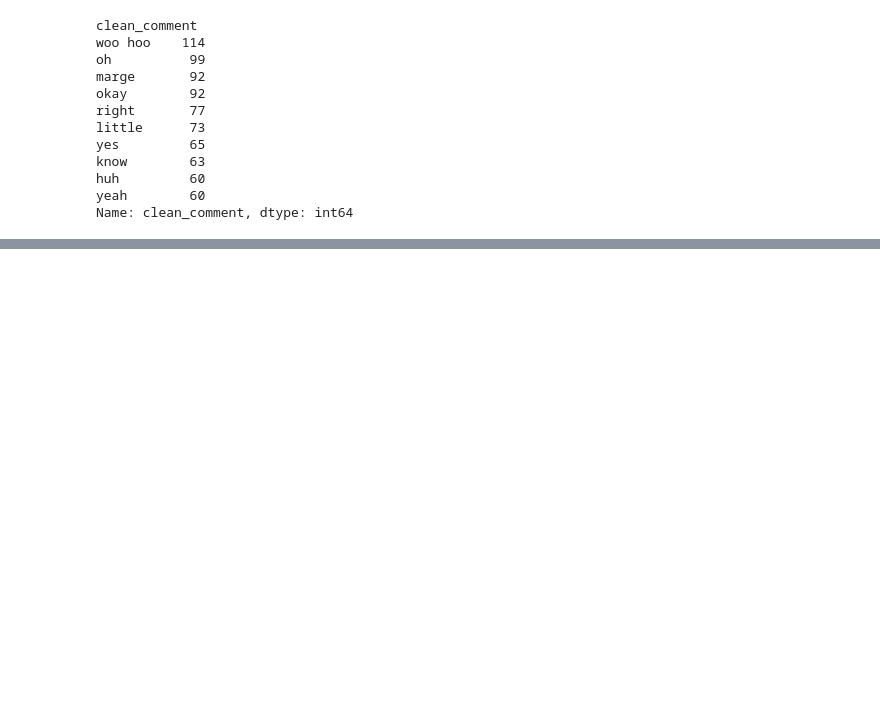
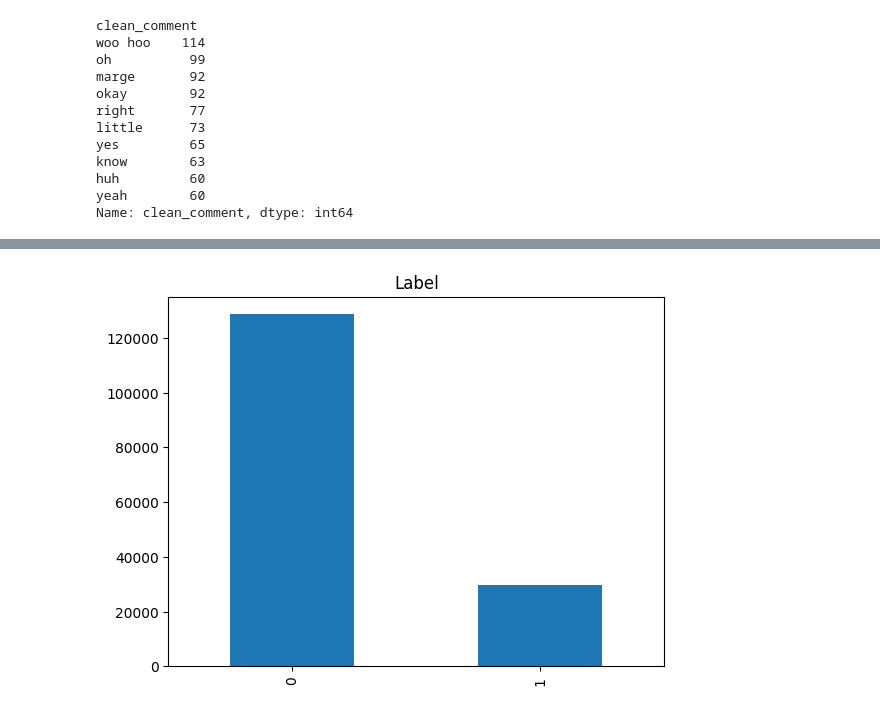
Before and after one commit to AlxdrDns/Natural-Language-Processing, a Jupyter notebook: Word2Vec Tutorial.ipynb, the cells around one changed output, grey strips where cells are left out. Drawn from its saved outputs; the diff is of its cells as text; code cells hidden in the pictures; blank space fills up the shorter version.

```diff
--- a/Word2Vec Tutorial.ipynb
+++ b/Word2Vec Tutorial.ipynb
@@ -948,3 +948,8 @@ know        63
 huh         60
 yeah        60
 Name: clean_comment, dtype: int64
+# %%
+import pandas as pd
+
+comentarios = pd.read_csv('./simpson_dataset.csv') #Cargo mi dataset selecciones.csv
+comentarios
@@ -950,0 +970,3 @@ Name: clean_comment, dtype: int64
+# %%
+comentarios['labels'] = comentarios['raw_character_text'].apply(lambda x: 1 if x == "Homer Simpson" else 0)
+comentarios
@@ -950,0 +987,6 @@ Name: clean_comment, dtype: int64
+# %%
+# Gráfico de barras de comentarios si son de Homero
+plot = comentarios['labels'].value_counts().nlargest(5).plot(kind='bar',
+                                            title='Label')
+# %% [output]
+[figure, added]
```
Also changed, not shown: parts of 17 cells of this notebook.
